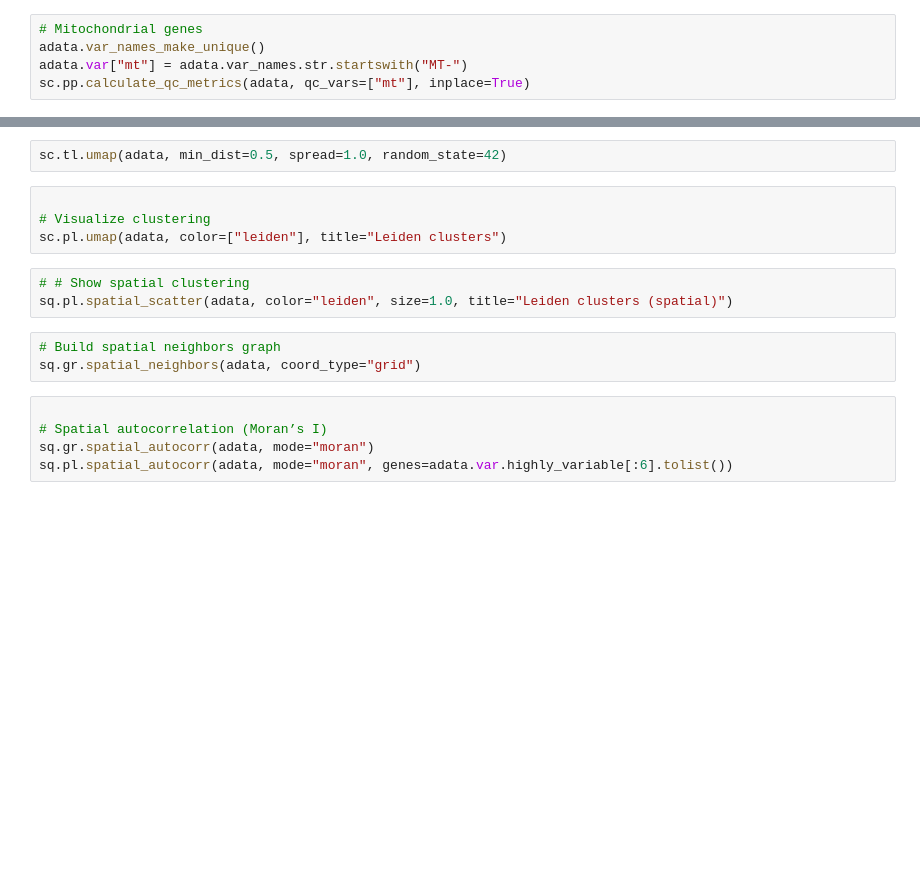
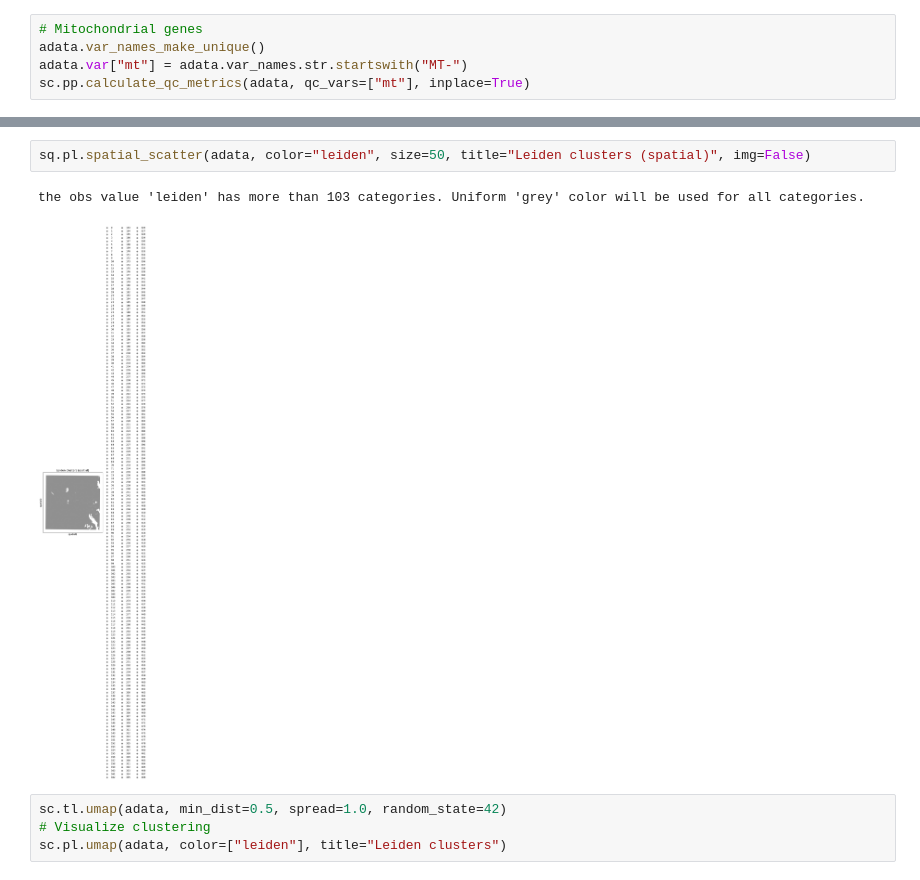
Before and after one commit to InforBio/IMMUNEX, a Jupyter notebook: notebooks/2.bin_analysis/1.8bin_analysis_IMMUNEX001.ipynb, the cells around one changed output, grey strips where cells are left out. Cells and saved outputs as stored; diff of their text form; blank space fills up the shorter version.

Commit message:
16bins clustering

```diff
--- a/notebooks/2.bin_analysis/1.8bin_analysis_IMMUNEX001.ipynb
+++ b/notebooks/2.bin_analysis/1.8bin_analysis_IMMUNEX001.ipynb
@@ -198,17 +355,9 @@ sc.tl.leiden(adata, resolution=0.5)
+# %%
+sq.pl.spatial_scatter(adata, color="leiden", size=50, title="Leiden clusters (spatial)", img=False)
+# %% [output]
+the obs value 'leiden' has more than 103 categories. Uniform 'grey' color will be used for all categories.
+[figure, added]
 # %%
 sc.tl.umap(adata, min_dist=0.5, spread=1.0, random_state=42)
+# Visualize clustering
+sc.pl.umap(adata, color=["leiden"], title="Leiden clusters")
-# %%
-
-# Visualize clustering
-sc.pl.umap(adata, color=["leiden"], title="Leiden clusters")
-# %%
-# # Show spatial clustering
-sq.pl.spatial_scatter(adata, color="leiden", size=1.0, title="Leiden clusters (spatial)")
-# %%
-# Build spatial neighbors graph
-sq.gr.spatial_neighbors(adata, coord_type="grid")
-# %%
-
-# Spatial autocorrelation (Moran’s I)
-sq.gr.spatial_autocorr(adata, mode="moran")
-sq.pl.spatial_autocorr(adata, mode="moran", genes=adata.var.highly_variable[:6].tolist())
```
Also changed, not shown: parts of 17 cells of this notebook, 8 other files.
